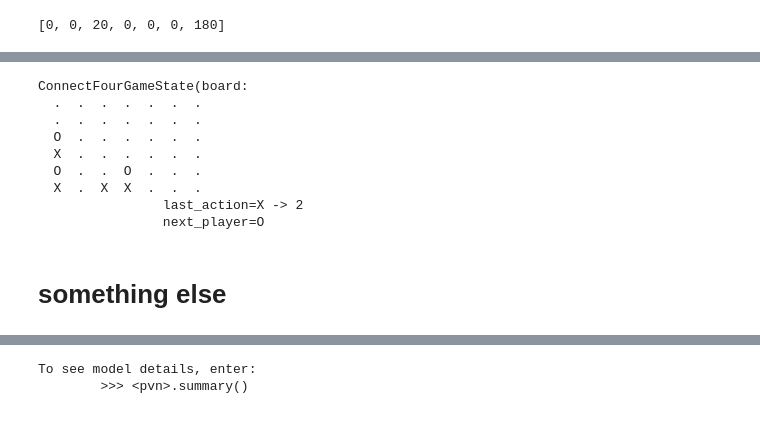
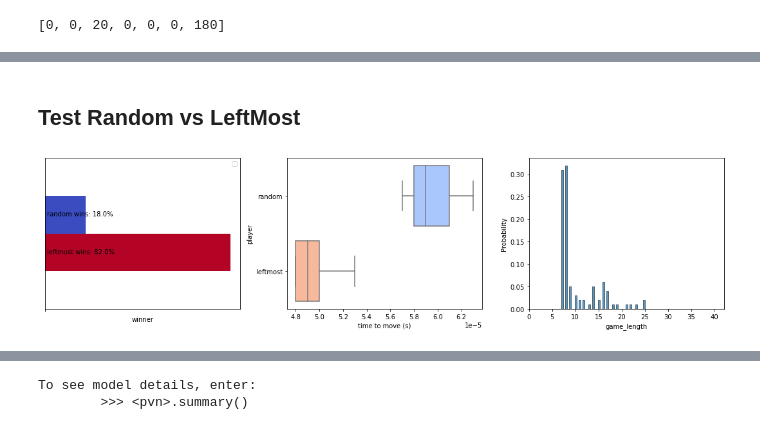
Before and after one commit to spayot/connectfour, a Jupyter notebook: notebooks/test_game.ipynb, the cells around one changed output, grey strips where cells are left out. Drawn from its saved outputs; the diff is of its cells as text; code cells hidden in the pictures.

```diff
--- a/notebooks/test_game.ipynb
+++ b/notebooks/test_game.ipynb
@@ -8,5 +8,7 @@ import pytest
 import connectfour as c4
 from connectfour import game
 
+FIGDIR = '../visualizations/'
+
 %load_ext autoreload
 %autoreload 2
@@ -543,12 +439,0 @@ state = generate_test_state([0,0,0,0,3,3,2])
-# %%
-state
-# %% [output]
-ConnectFourGameState(board:
-  .  .  .  .  .  .  .
-  .  .  .  .  .  .  .
-  O  .  .  .  .  .  .
-  X  .  .  .  .  .  .
-  O  .  .  O  .  .  .
-  X  .  X  X  .  .  .
-                last_action=X -> 2
-                next_player=O
@@ -559,2 +440,12 @@ player = c4.player.AzPlayer
-# %% [markdown]
-# something else
+# %% [markdown]
+## Test Random vs LeftMost
+# %%
+# simulate a few games
+outcomes = c4.compete.compare_strategies(strat1=c4.strategies.RandomStrategy(),
+                                         strat2=c4.strategies.LeftMostStrategy(),
+                                         n_games=100)
+
+# plot outcomes
+c4.compete.plot_strat_competition_outcomes(outcomes, 'random', 'leftmost', figdir=FIGDIR)
+# %% [output]
+[figure, added]
```
Also changed, not shown: parts of 55 cells of this notebook, 13 other files.
